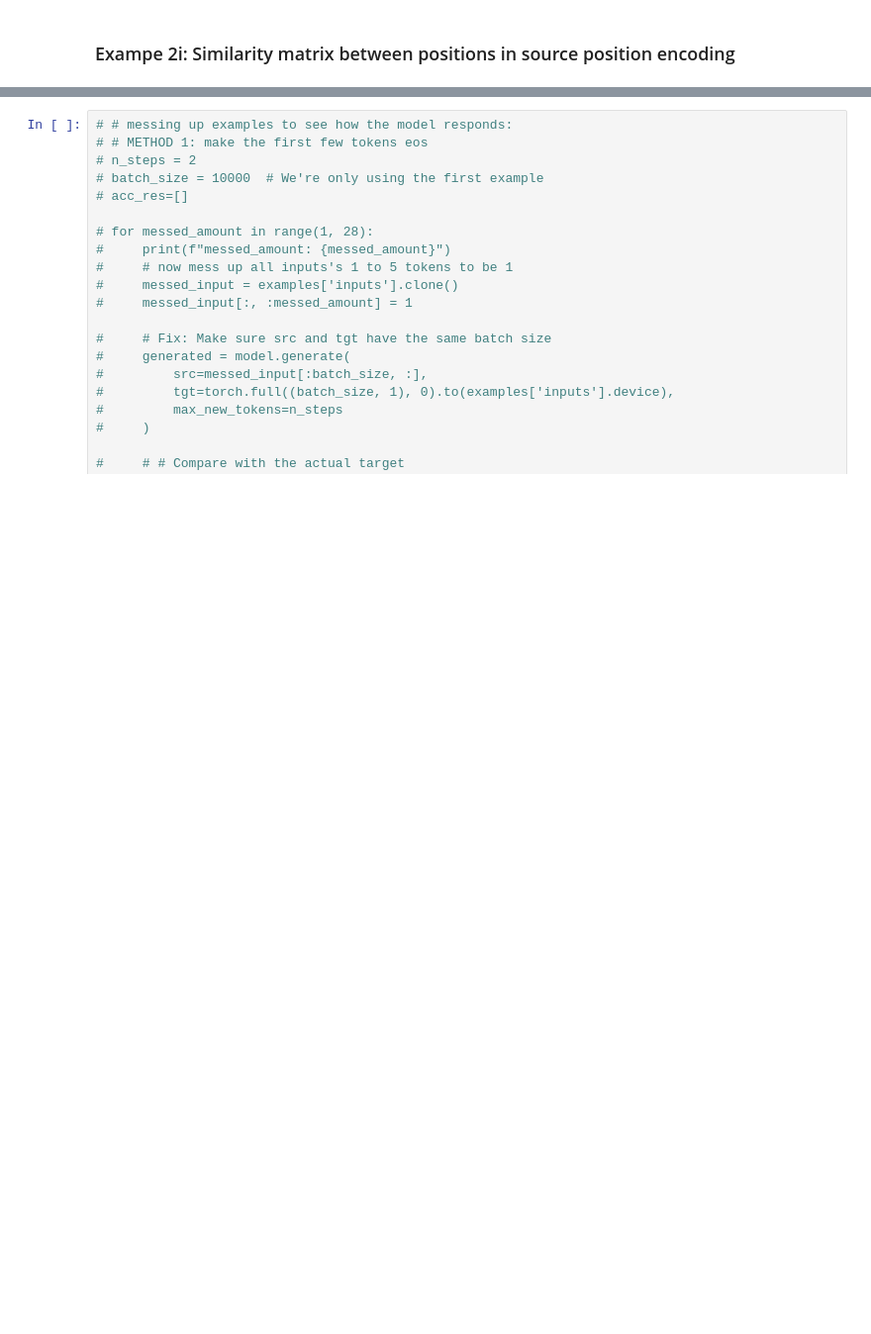
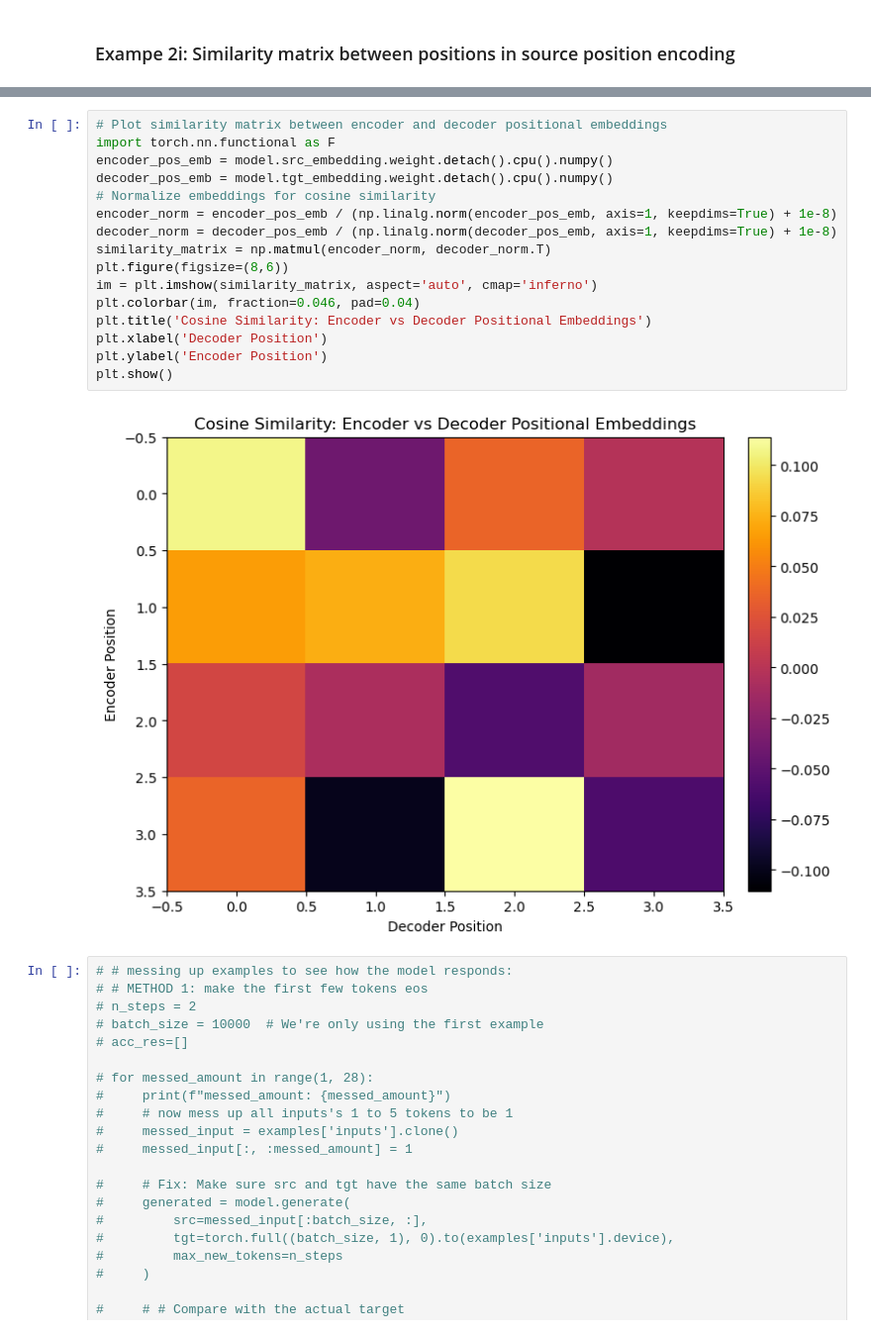
Before and after one commit to cocoxhuang/DyckTransformer, a Jupyter notebook: Analysis.ipynb, the cells around one changed output, grey strips where cells are left out. Shown at 99% size. Cells and saved outputs as stored; diff of their text form; blank space fills up the shorter version.

```diff
--- a/Analysis.ipynb
+++ b/Analysis.ipynb
@@ -237,3 +262,21 @@ output = analyze_positional_embeddings_similarity(model, module="encoder") # mod
+# %%
+# Plot similarity matrix between encoder and decoder positional embeddings
+import torch.nn.functional as F
+encoder_pos_emb = model.src_embedding.weight.detach().cpu().numpy()
+decoder_pos_emb = model.tgt_embedding.weight.detach().cpu().numpy()
+# Normalize embeddings for cosine similarity
+encoder_norm = encoder_pos_emb / (np.linalg.norm(encoder_pos_emb, axis=1, keepdims=True) + 1e-8)
+decoder_norm = decoder_pos_emb / (np.linalg.norm(decoder_pos_emb, axis=1, keepdims=True) + 1e-8)
+similarity_matrix = np.matmul(encoder_norm, decoder_norm.T)
+plt.figure(figsize=(8,6))
+im = plt.imshow(similarity_matrix, aspect='auto', cmap='inferno')
+plt.colorbar(im, fraction=0.046, pad=0.04)
+plt.title('Cosine Similarity: Encoder vs Decoder Positional Embeddings')
+plt.xlabel('Decoder Position')
+plt.ylabel('Encoder Position')
+plt.show()
+# %% [output]
+[figure, added]
 # %%
 # # messing up examples to see how the model responds:
 # # METHOD 1: make the first few tokens eos
```
Also changed, not shown: parts of 12 cells of this notebook, 34 other files.
